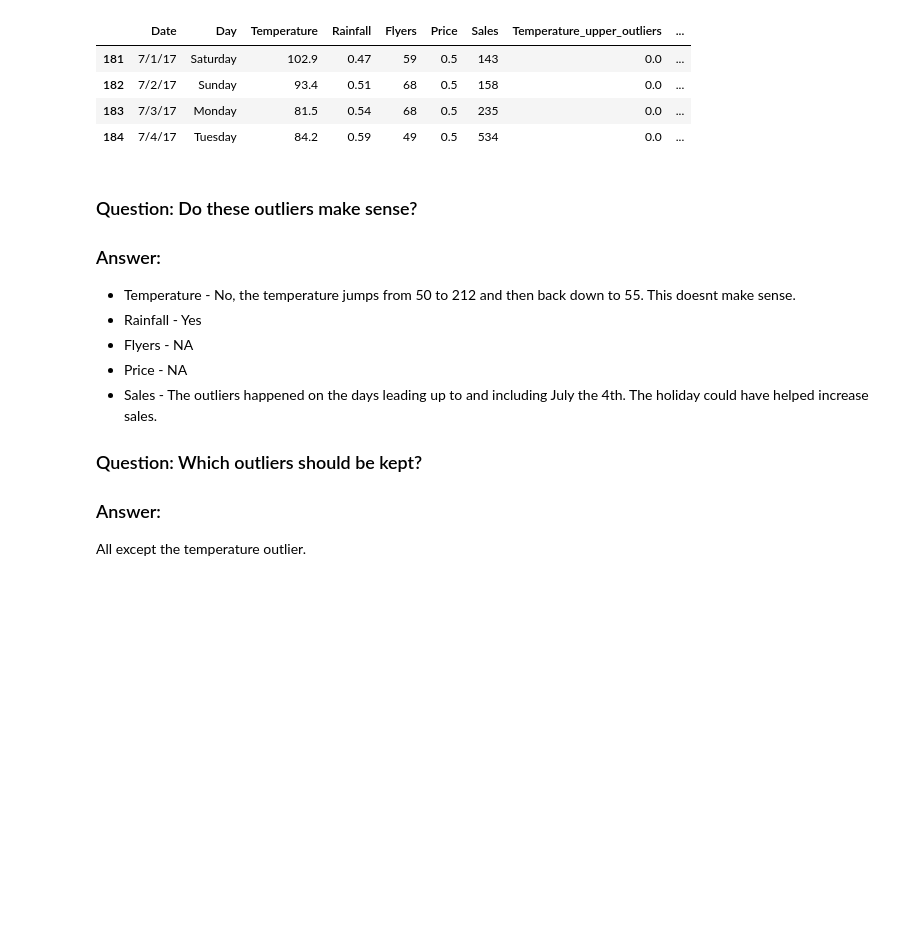
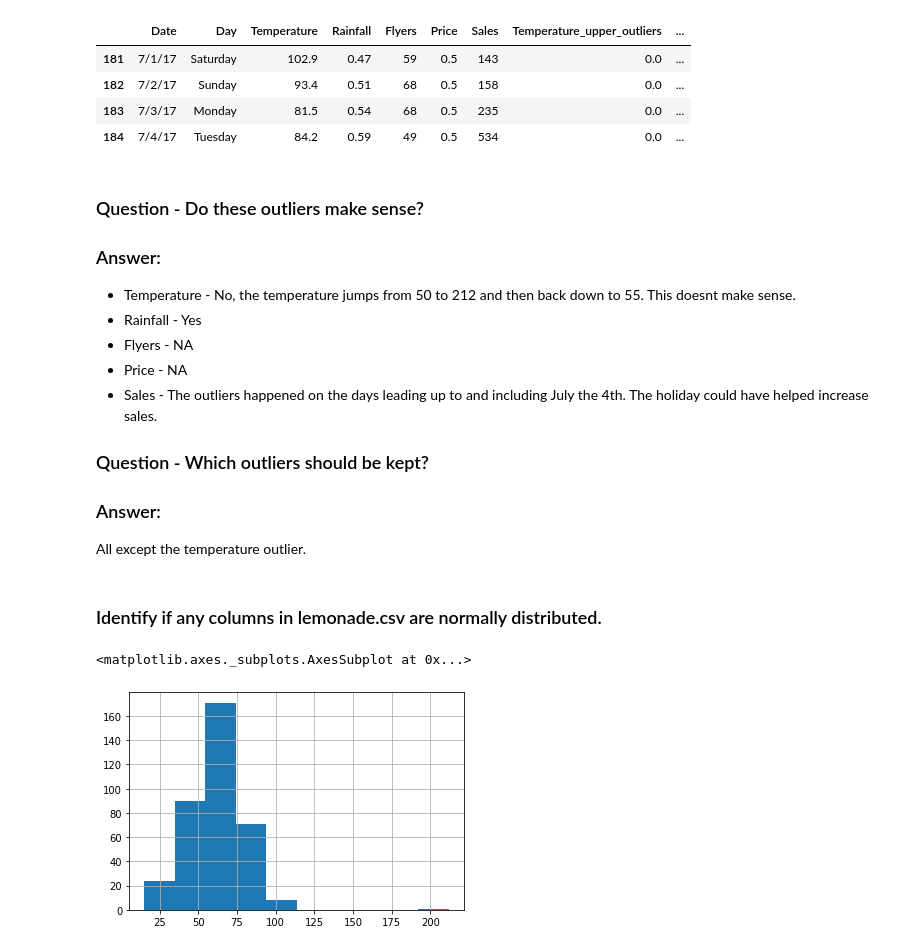
Before and after one commit to SamuelD-Data/anomaly-detection-exercises, a Jupyter notebook: continuous_probabilistic_methods.ipynb, the cells around one changed output. Cells and saved outputs as stored; diff of their text form; code cells hidden in the pictures; blank space fills up the shorter version.

```diff
--- a/continuous_probabilistic_methods.ipynb
+++ b/continuous_probabilistic_methods.ipynb
@@ -333,7 +333,7 @@ updf3[updf3.Sales_upper_outliers > 0]
 | 183 | 7/3/17 | Monday | 81.5 | 0.54 | 68 | 0.5 | 235 | 0.0 | ... |
 | 184 | 7/4/17 | Tuesday | 84.2 | 0.59 | 49 | 0.5 | 534 | 0.0 | ... |
 # %% [markdown]
-### Question: Do these outliers make sense?
+### Question - Do these outliers make sense?
 
 ### Answer:
 - Temperature - No, the temperature jumps from 50 to 212 and then back down to 55. This doesnt make sense.
@@ -342,7 +342,14 @@ updf3[updf3.Sales_upper_outliers > 0]
 - Price - NA
 - Sales - The outliers happened on the days leading up to and including July the 4th. The holiday could have helped increase sales.
 
-### Question: Which outliers should be kept?
+### Question - Which outliers should be kept?
 
 ### Answer:
 All except the temperature outlier.
+# %% [markdown]
+### Identify if any columns in lemonade.csv are normally distributed.
+# %%
+df.Temperature.hist()
+# %% [output]
+<matplotlib.axes._subplots.AxesSubplot at 0x...>
+[figure, added]
```
Also changed, not shown: parts of 20 cells of this notebook.
